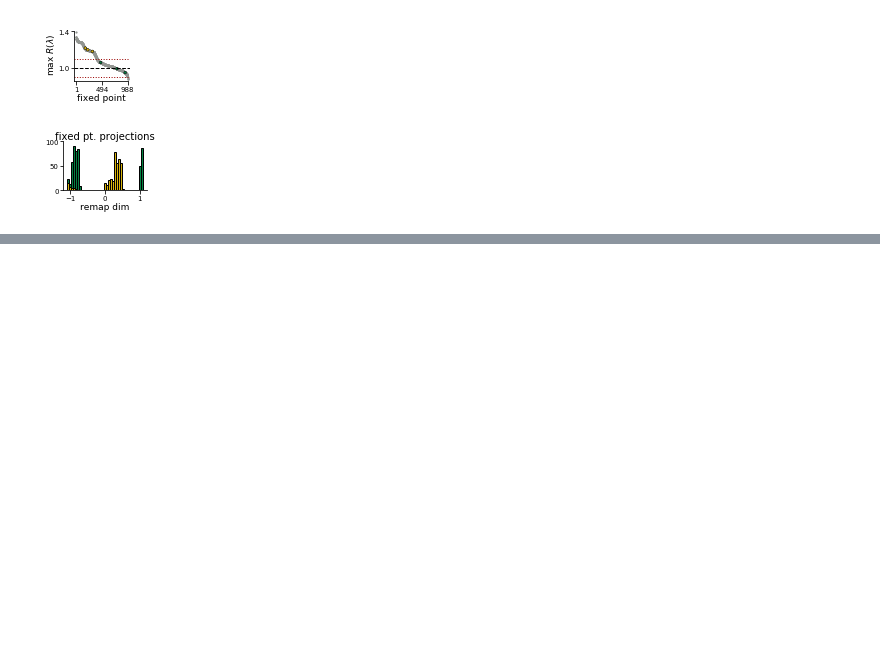
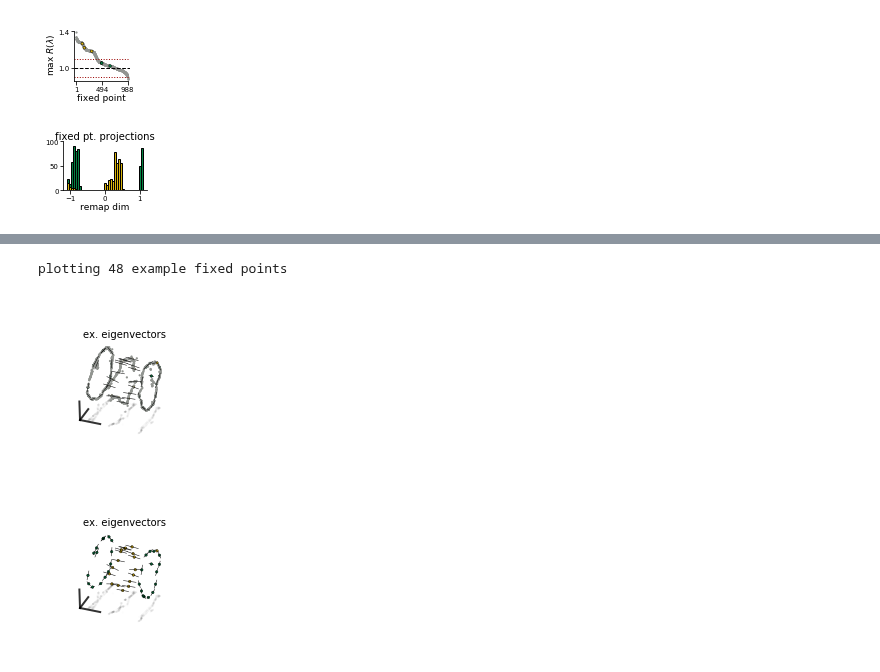
Before and after one commit to ahwillia/rnn_remapping_paper, a Jupyter notebook: fig2_fixedpts/make_fig2.ipynb, the cells around one changed output, grey strips where cells are left out. Cells and saved outputs as stored; diff of their text form; code cells hidden in the pictures; blank space fills up the shorter version.

```diff
--- a/fig2_fixedpts/make_fig2.ipynb
+++ b/fig2_fixedpts/make_fig2.ipynb
@@ -153,22 +155,26 @@ TypeError: plot_e() takes 2 positional arguments but 8 were given
 im_idx = rnn.get_im_idx(eig_vals, eig_vecs)
 
 # get the indices for the example points for panels F & G
-ex_idx, m1_idx, mid_idx, m2_idx = rnn.eig_vec_examples(stable_idx,
-                                                       saddle_idx,
-                                                       im_idx,
-                                                       fp_dist)
+ex_idx, m1_idx, mid_idx, m2_idx = rnn.eig_vec_examples(stable_idx, saddle_idx,
+                                                       im_idx, fp_dist, pos_pred_fp)
+print(f'plotting {ex_idx.shape[0]} example fixed points')
+# %% [output]
+plotting 48 example fixed points
 # %%
-''' Figure 3F: alignment of the eigenvectors to each dimension '''
+''' Figure 3F: example eigenvectors for both manifolds and separatrix '''
 f, ax = fig2_plots.plot_f(X, fixed_pts,
                           eig_vals, eig_vecs,
                           ex_idx, saddle_idx)
 plt.show()
 f.savefig(f'{save_folder}eigenvec_examples.png', dpi=1000, bbox_inches='tight')
 
 f, ax = fig2_plots.plot_f(X, fixed_pts,
                           eig_vals, eig_vecs,
                           ex_idx, saddle_idx,
                           plot_all_pts=False)
 plt.show()
 f.savefig(f'{save_folder}eigenvec_examples_only.png',
           transparent=True, dpi=1000, bbox_inches='tight')
+# %% [output]
+[figure, added]
+[figure, added]
```
Also changed, not shown: parts of 8 cells of this notebook, 30 other files.
